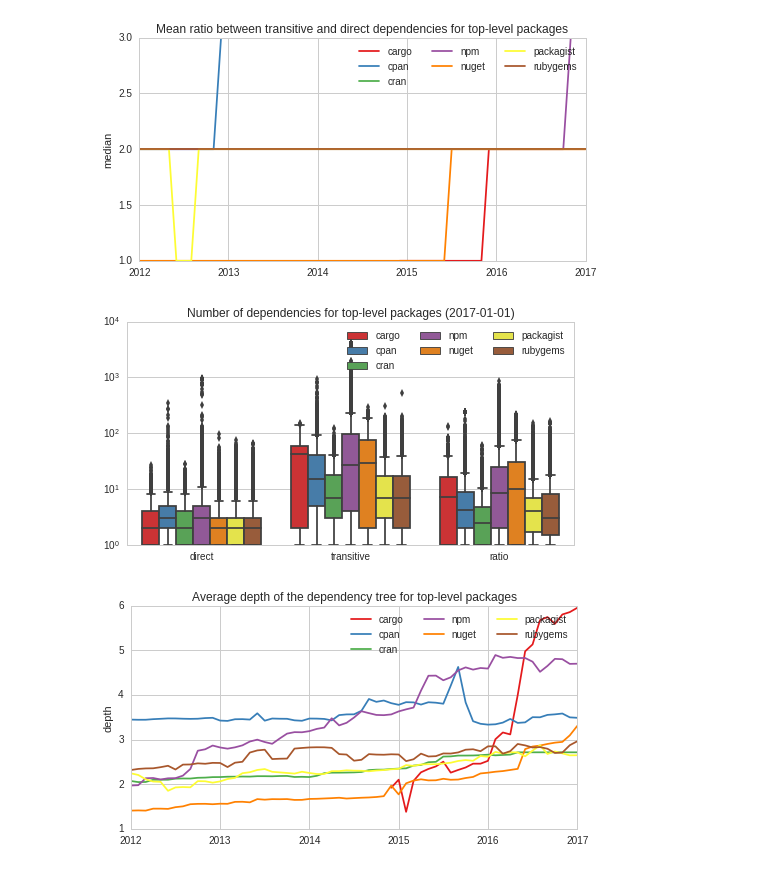
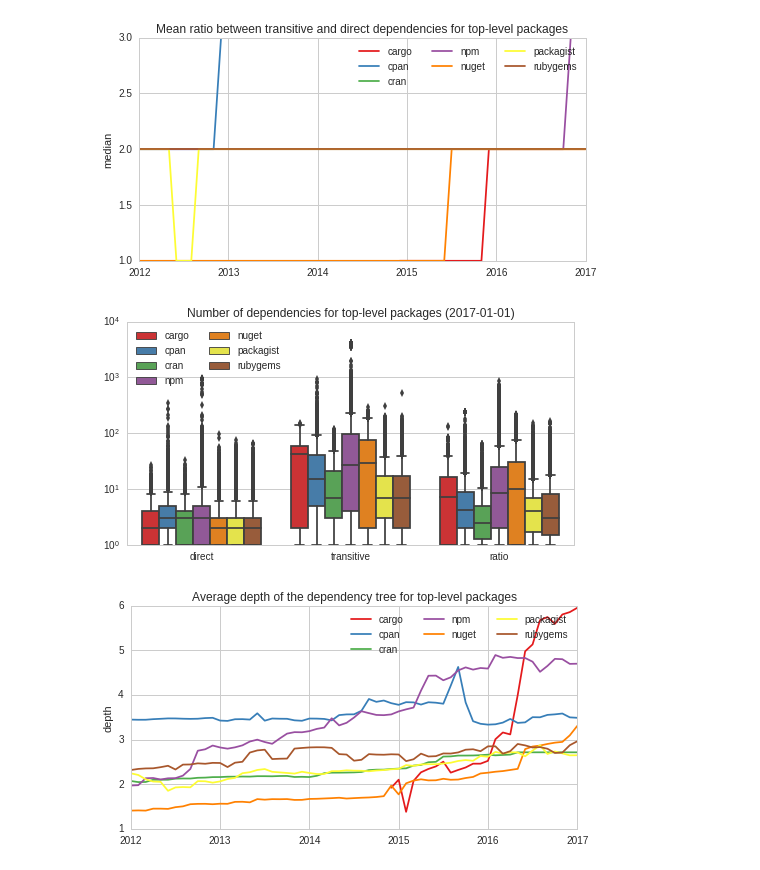
Before and after one commit to AlexandreDecan/ecos-emse, a Jupyter notebook: notebooks/Graphs metrics.ipynb, the cells around one changed output. Saved outputs shown, nothing was run; the diff lists cells and outputs as text; code cells hidden in the pictures.

Commit message:
Move figure legends

```diff
--- a/notebooks/Graphs metrics.ipynb
+++ b/notebooks/Graphs metrics.ipynb
@@ -698,31 +699,31 @@ df = (
 # %%
 figure, ax = matplotlib.pyplot.subplots()
 figure.set_size_inches(FIG_SIZE)
 
 seaborn.boxplot(
     x='kind',
     y='value',
     hue='ecosystem',
     data=df,
     ax=ax,
     order=['out', 'tr-out', 'ratio'],
     hue_order=ECOSYSTEMS,
     palette=COLORS,
 )
 
 ax.set(
     xlabel='',
     ylabel='',
     yscale='log',
     title='Number of dependencies for top-level packages ({})'.format(date.strftime('%Y-%m-%d')),
 )
 
 ax.set_xticklabels(['direct', 'transitive', 'ratio'])
-ax.legend(ncol=len(ECOSYSTEMS) // 2)
+ax.legend(loc='upper left', ncol=2)
 
 savefig(figure, 'graph_toplevel_distribution_dependencies')
 # %% [output]
-[figure, old version]
+[figure, new version]
 # %%
 figure, ax = matplotlib.pyplot.subplots()
 figure.set_size_inches(FIG_SIZE)
```
Also changed, not shown: parts of 2 cells of this notebook, 5 other files.
